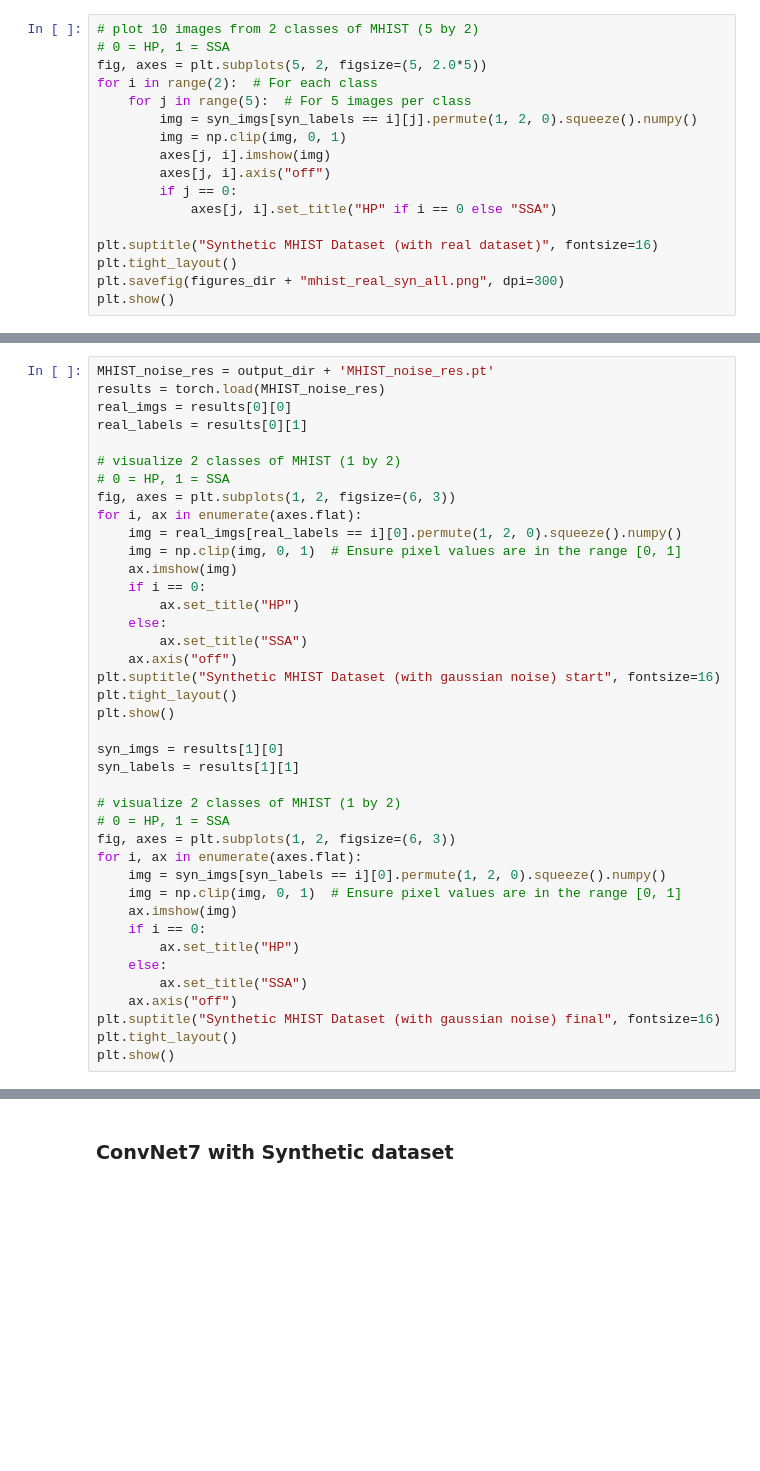
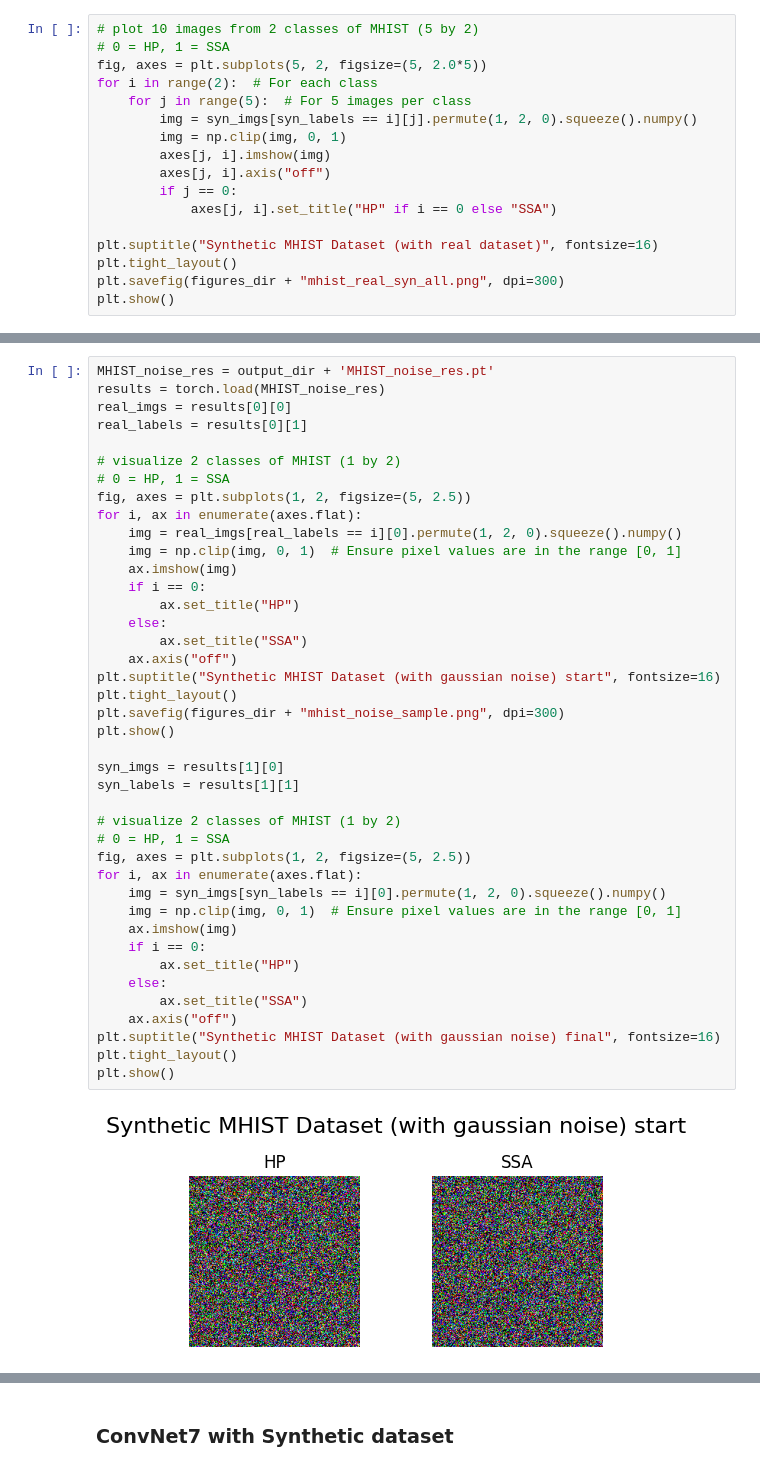
Before and after one commit to Swapnil949/ECE1512_2024F_ProjectRepo_SwapnilPatel, a Jupyter notebook: project_A/src/task1.ipynb, the cells around one changed output, grey strips where cells are left out. Drawn from its saved outputs; the diff is of its cells as text; blank space fills up the shorter version.

Commit message:
mhist noise data

```diff
--- a/project_A/src/task1.ipynb
+++ b/project_A/src/task1.ipynb
@@ -2263,35 +2251,38 @@ real_labels = results[0][1]
 
 # visualize 2 classes of MHIST (1 by 2)
 # 0 = HP, 1 = SSA
-fig, axes = plt.subplots(1, 2, figsize=(6, 3))
+fig, axes = plt.subplots(1, 2, figsize=(5, 2.5))
 for i, ax in enumerate(axes.flat):
     img = real_imgs[real_labels == i][0].permute(1, 2, 0).squeeze().numpy()
     img = np.clip(img, 0, 1)  # Ensure pixel values are in the range [0, 1]
     ax.imshow(img)
     if i == 0:
         ax.set_title("HP")
     else:
         ax.set_title("SSA")
     ax.axis("off")
 plt.suptitle("Synthetic MHIST Dataset (with gaussian noise) start", fontsize=16)
 plt.tight_layout()
+plt.savefig(figures_dir + "mhist_noise_sample.png", dpi=300)
 plt.show()
 
 syn_imgs = results[1][0]
 syn_labels = results[1][1]
 
 # visualize 2 classes of MHIST (1 by 2)
 # 0 = HP, 1 = SSA
-fig, axes = plt.subplots(1, 2, figsize=(6, 3))
+fig, axes = plt.subplots(1, 2, figsize=(5, 2.5))
 for i, ax in enumerate(axes.flat):
     img = syn_imgs[syn_labels == i][0].permute(1, 2, 0).squeeze().numpy()
     img = np.clip(img, 0, 1)  # Ensure pixel values are in the range [0, 1]
     ax.imshow(img)
     if i == 0:
         ax.set_title("HP")
     else:
         ax.set_title("SSA")
     ax.axis("off")
 plt.suptitle("Synthetic MHIST Dataset (with gaussian noise) final", fontsize=16)
 plt.tight_layout()
 plt.show()
+# %% [output]
+[figure, added]
```
Also changed, not shown: parts of 11 cells of this notebook, 4 other files.
